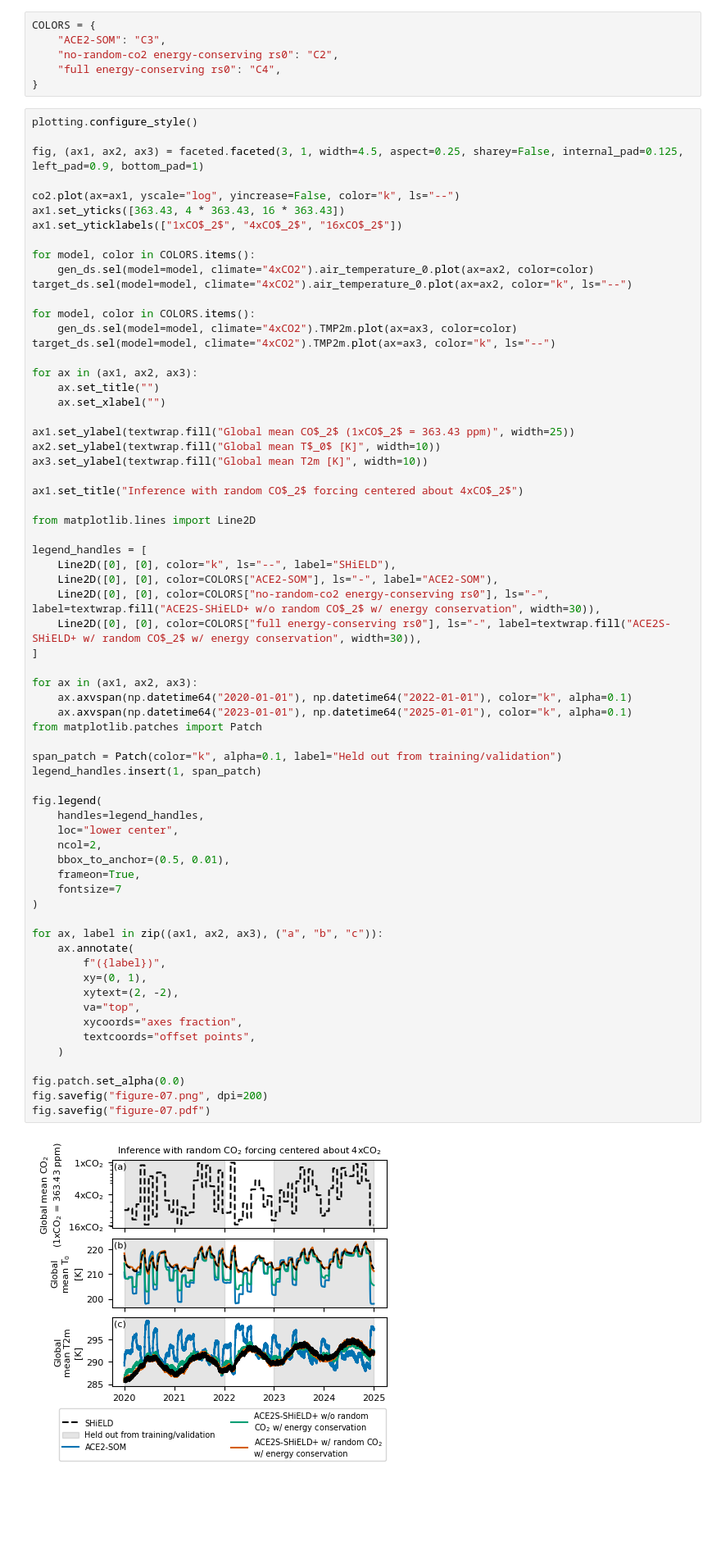
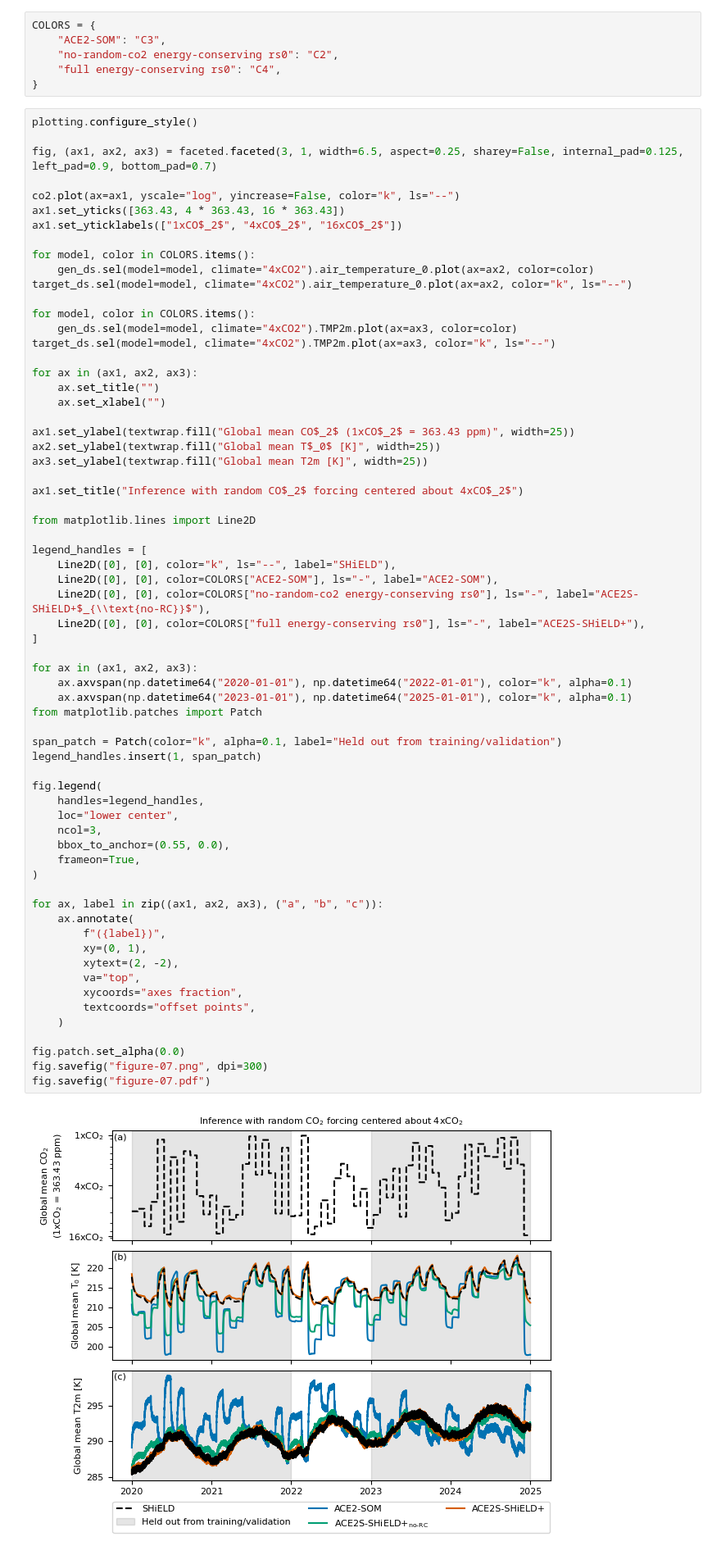
Before and after one commit to ai2cm/ace2s-shield-plus-paper, a Jupyter notebook: manuscript/notebooks/figure-07.ipynb, the cells around one changed output. Shown at 82% size. Cells and saved outputs as stored; diff of their text form; blank space fills up the shorter version.

```diff
--- a/manuscript/notebooks/figure-07.ipynb
+++ b/manuscript/notebooks/figure-07.ipynb
@@ -79,7 +87,7 @@ COLORS = {
 # %%
 plotting.configure_style()
 
-fig, (ax1, ax2, ax3) = faceted.faceted(3, 1, width=4.5, aspect=0.25, sharey=False, internal_pad=0.125, left_pad=0.9, bottom_pad=1)
+fig, (ax1, ax2, ax3) = faceted.faceted(3, 1, width=6.5, aspect=0.25, sharey=False, internal_pad=0.125, left_pad=0.9, bottom_pad=0.7)
 
 co2.plot(ax=ax1, yscale="log", yincrease=False, color="k", ls="--")
 ax1.set_yticks([363.43, 4 * 363.43, 16 * 363.43])
@@ -98,8 +106,8 @@ for ax in (ax1, ax2, ax3):
     ax.set_xlabel("")
 
 ax1.set_ylabel(textwrap.fill("Global mean CO$_2$ (1xCO$_2$ = 363.43 ppm)", width=25))
-ax2.set_ylabel(textwrap.fill("Global mean T$_0$ [K]", width=10))
-ax3.set_ylabel(textwrap.fill("Global mean T2m [K]", width=10))
+ax2.set_ylabel(textwrap.fill("Global mean T$_0$ [K]", width=25))
+ax3.set_ylabel(textwrap.fill("Global mean T2m [K]", width=25))
 
 ax1.set_title("Inference with random CO$_2$ forcing centered about 4xCO$_2$")
 
@@ -108,39 +116,38 @@ from matplotlib.lines import Line2D
 legend_handles = [
     Line2D([0], [0], color="k", ls="--", label="SHiELD"),
     Line2D([0], [0], color=COLORS["ACE2-SOM"], ls="-", label="ACE2-SOM"),
-    Line2D([0], [0], color=COLORS["no-random-co2 energy-conserving rs0"], ls="-", label=textwrap.fill("ACE2S-SHiELD+ w/o random CO$_2$ w/ energy conservation", width=30)),
-    Line2D([0], [0], color=COLORS["full energy-conserving rs0"], ls="-", label=textwrap.fill("ACE2S-SHiELD+ w/ random CO$_2$ w/ energy conservation", width=30)),
+    Line2D([0], [0], color=COLORS["no-random-co2 energy-conserving rs0"], ls="-", label="ACE2S-SHiELD+$_{\\text{no-RC}}$"),
+    Line2D([0], [0], color=COLORS["full energy-conserving rs0"], ls="-", label="ACE2S-SHiELD+"),
 ]
 
 for ax in (ax1, ax2, ax3):
     ax.axvspan(np.datetime64("2020-01-01"), np.datetime64("2022-01-01"), color="k", alpha=0.1)
     ax.axvspan(np.datetime64("2023-01-01"), np.datetime64("2025-01-01"), color="k", alpha=0.1)
 from matplotlib.patches import Patch
 
 span_patch = Patch(color="k", alpha=0.1, label="Held out from training/validation")
 legend_handles.insert(1, span_patch)
 
 fig.legend(
     handles=legend_handles,
     loc="lower center",
-    ncol=2,
-    bbox_to_anchor=(0.5, 0.01),
+    ncol=3,
+    bbox_to_anchor=(0.55, 0.0),
     frameon=True,
-    fontsize=7
 )
 
 for ax, label in zip((ax1, ax2, ax3), ("a", "b", "c")):
     ax.annotate(
         f"({label})",
         xy=(0, 1),
         xytext=(2, -2),
         va="top",
         xycoords="axes fraction",
         textcoords="offset points",
     )
 
 fig.patch.set_alpha(0.0)
-fig.savefig("figure-07.png", dpi=200)
+fig.savefig("figure-07.png", dpi=300)
 fig.savefig("figure-07.pdf")
 # %% [output]
-[figure, old version]
+[figure, new version]
```
Also changed, not shown: parts of 1 cell of this notebook, 17 other files.
